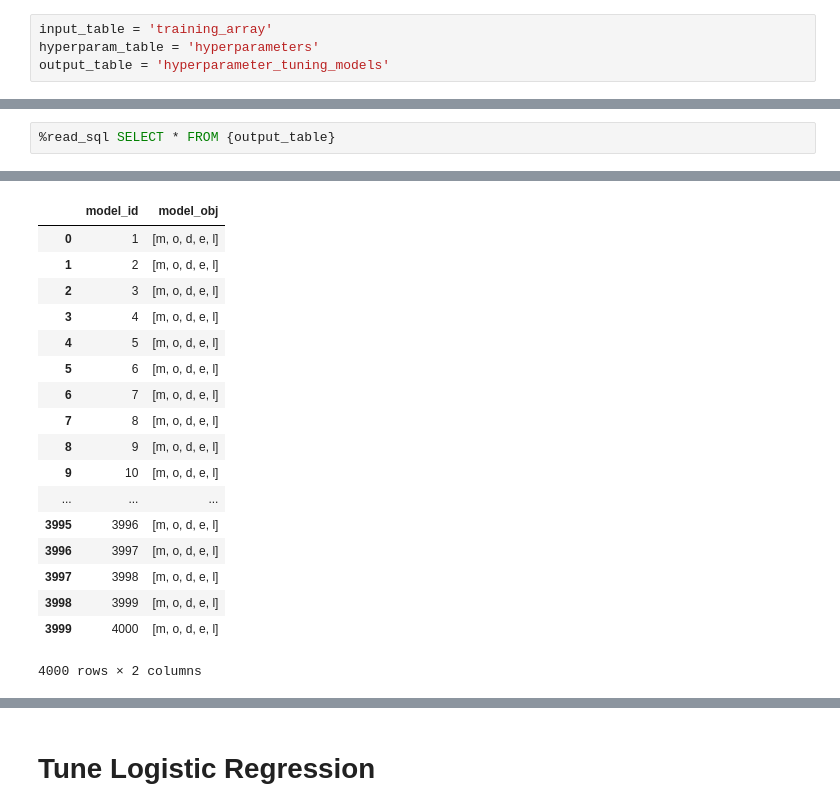
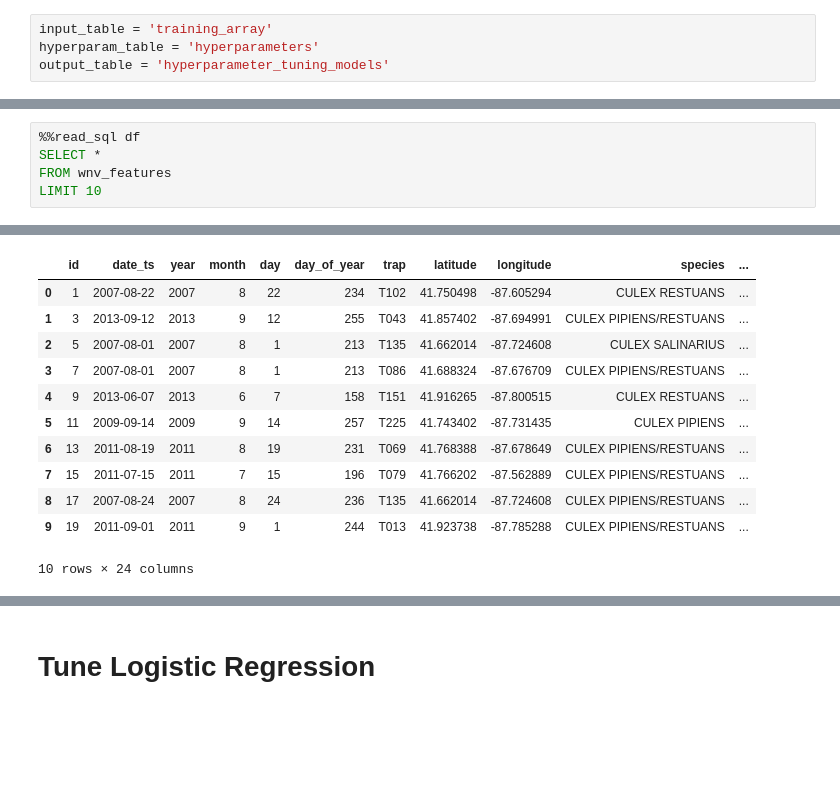
Before and after one commit to crawles/data-science-training, a Jupyter notebook: src/grid_search.ipynb, the cells around one changed output, grey strips where cells are left out. Drawn from its saved outputs; the diff is of its cells as text; blank space fills up the shorter version.

```diff
--- a/src/grid_search.ipynb
+++ b/src/grid_search.ipynb
@@ -105,3 +159,6 @@ SELECT b.model_id,
 # %%
-%read_sql SELECT * FROM {output_table}
+%%read_sql df
+SELECT *
+FROM wnv_features
+LIMIT 10
 # %% [output]
@@ -110,18 +166,12 @@ Query executed in 0.00 m
-|  | model_id | model_obj |
-| 0 | 1 | [m, o, d, e, l] |
-| 1 | 2 | [m, o, d, e, l] |
-| 2 | 3 | [m, o, d, e, l] |
-| 3 | 4 | [m, o, d, e, l] |
-| 4 | 5 | [m, o, d, e, l] |
-| 5 | 6 | [m, o, d, e, l] |
-| 6 | 7 | [m, o, d, e, l] |
-| 7 | 8 | [m, o, d, e, l] |
-| 8 | 9 | [m, o, d, e, l] |
-| 9 | 10 | [m, o, d, e, l] |
-| ... | ... | ... |
-| 3995 | 3996 | [m, o, d, e, l] |
-| 3996 | 3997 | [m, o, d, e, l] |
-| 3997 | 3998 | [m, o, d, e, l] |
-| 3998 | 3999 | [m, o, d, e, l] |
-| 3999 | 4000 | [m, o, d, e, l] |
+|  | id | date_ts | year | month | day | day_of_year | trap | latitude | longitude | species | ... |
+| 0 | 1 | 2007-08-22 | 2007 | 8 | 22 | 234 | T102 | 41.750498 | -87.605294 | CULEX RESTUANS | ... |
+| 1 | 3 | 2013-09-12 | 2013 | 9 | 12 | 255 | T043 | 41.857402 | -87.694991 | CULEX PIPIENS/RESTUANS | ... |
+| 2 | 5 | 2007-08-01 | 2007 | 8 | 1 | 213 | T135 | 41.662014 | -87.724608 | CULEX SALINARIUS | ... |
+| 3 | 7 | 2007-08-01 | 2007 | 8 | 1 | 213 | T086 | 41.688324 | -87.676709 | CULEX PIPIENS/RESTUANS | ... |
+| 4 | 9 | 2013-06-07 | 2013 | 6 | 7 | 158 | T151 | 41.916265 | -87.800515 | CULEX RESTUANS | ... |
+| 5 | 11 | 2009-09-14 | 2009 | 9 | 14 | 257 | T225 | 41.743402 | -87.731435 | CULEX PIPIENS | ... |
+| 6 | 13 | 2011-08-19 | 2011 | 8 | 19 | 231 | T069 | 41.768388 | -87.678649 | CULEX PIPIENS/RESTUANS | ... |
+| 7 | 15 | 2011-07-15 | 2011 | 7 | 15 | 196 | T079 | 41.766202 | -87.562889 | CULEX PIPIENS/RESTUANS | ... |
+| 8 | 17 | 2007-08-24 | 2007 | 8 | 24 | 236 | T135 | 41.662014 | -87.724608 | CULEX PIPIENS/RESTUANS | ... |
+| 9 | 19 | 2011-09-01 | 2011 | 9 | 1 | 244 | T013 | 41.923738 | -87.785288 | CULEX PIPIENS/RESTUANS | ... |
-4000 rows × 2 columns
+10 rows × 24 columns
```
Also changed, not shown: parts of 20 cells of this notebook, 1 other file.
